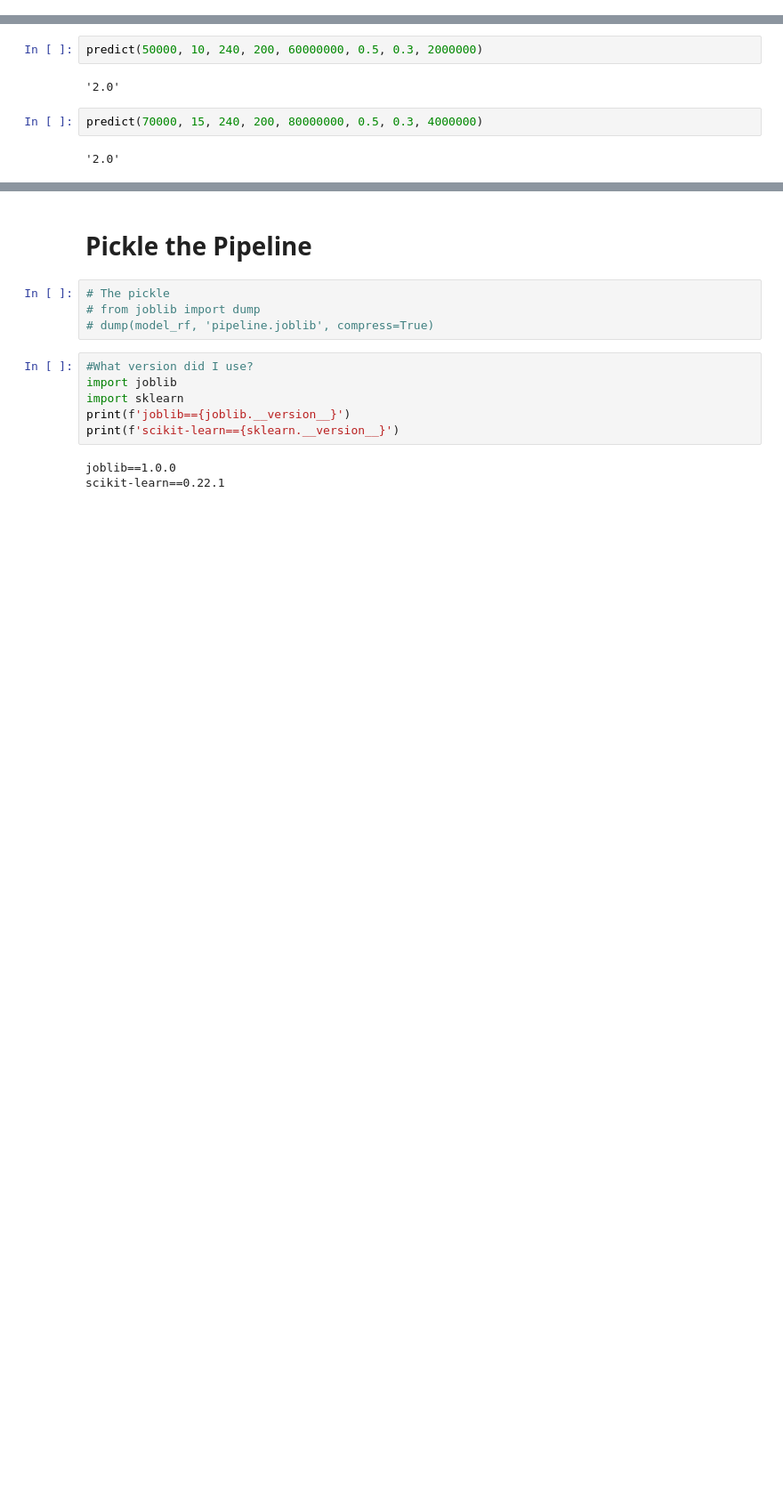
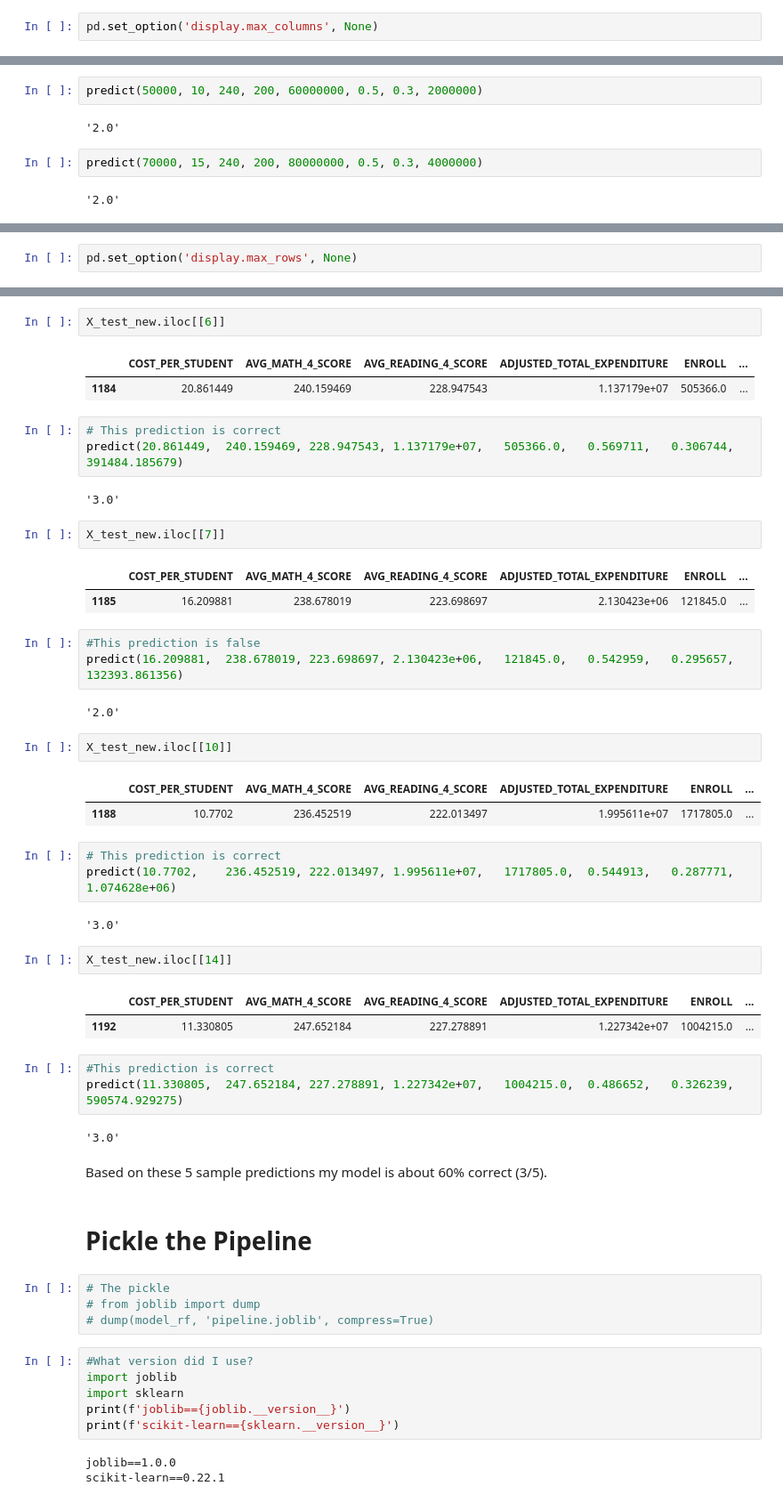
Before and after one commit to jiobu1/DS-Unit-2-Sprint-4-Predictive_Modeling, a Jupyter notebook: notebooks/Jisha Obukwelu_DPST5_Project_Pickle.ipynb, the cells around one changed output, grey strips where cells are left out. Shown at 89% size. Drawn from its saved outputs; the diff is of its cells as text; blank space fills up the shorter version.

Commit message:
Add more test cases to check model's performance

```diff
--- a/notebooks/Jisha Obukwelu_DPST5_Project_Pickle.ipynb
+++ b/notebooks/Jisha Obukwelu_DPST5_Project_Pickle.ipynb
@@ -612,6 +612,8 @@ test = wrangle(test)
 train.shape, val.shape, test.shape
 # %% [output]
 ((251, 81), (171, 81), (102, 81))
+# %%
+pd.set_option('display.max_columns', None)
 # %%
 train.head()
 # %% [output]
@@ -1149,0 +1163,2 @@ predict(70000, 15, 240, 200, 80000000, 0.5, 0.3, 4000000)
+# %%
+pd.set_option('display.max_rows', None)
@@ -1150,3 +1186,45 @@ predict(70000, 15, 240, 200, 80000000, 0.5, 0.3, 4000000)
+# %%
+X_test_new.iloc[[6]]
+# %% [output]
+|  | COST_PER_STUDENT | AVG_MATH_4_SCORE | AVG_READING_4_SCORE | ADJUSTED_TOTAL_EXPENDITURE | ENROLL | ... |
+| 1184 | 20.861449 | 240.159469 | 228.947543 | 1.137179e+07 | 505366.0 | ... |
+# %%
+# This prediction is correct
+predict(20.861449,	240.159469,	228.947543,	1.137179e+07,	505366.0,	0.569711,	0.306744,	391484.185679)
+# %% [output]
+'3.0'
+# %%
+X_test_new.iloc[[7]]
+# %% [output]
+|  | COST_PER_STUDENT | AVG_MATH_4_SCORE | AVG_READING_4_SCORE | ADJUSTED_TOTAL_EXPENDITURE | ENROLL | ... |
+| 1185 | 16.209881 | 238.678019 | 223.698697 | 2.130423e+06 | 121845.0 | ... |
+# %%
+#This prediction is false
+predict(16.209881,	238.678019,	223.698697,	2.130423e+06,	121845.0,	0.542959,	0.295657,	132393.861356)
+# %% [output]
+'2.0'
+# %%
+X_test_new.iloc[[10]]
+# %% [output]
+|  | COST_PER_STUDENT | AVG_MATH_4_SCORE | AVG_READING_4_SCORE | ADJUSTED_TOTAL_EXPENDITURE | ENROLL | ... |
+| 1188 | 10.7702 | 236.452519 | 222.013497 | 1.995611e+07 | 1717805.0 | ... |
+# %%
+# This prediction is correct
+predict(10.7702,	236.452519,	222.013497,	1.995611e+07,	1717805.0,	0.544913,	0.287771,	1.074628e+06)
+# %% [output]
+'3.0'
+# %%
+X_test_new.iloc[[14]]
+# %% [output]
+|  | COST_PER_STUDENT | AVG_MATH_4_SCORE | AVG_READING_4_SCORE | ADJUSTED_TOTAL_EXPENDITURE | ENROLL | ... |
+| 1192 | 11.330805 | 247.652184 | 227.278891 | 1.227342e+07 | 1004215.0 | ... |
+# %%
+#This prediction is correct
+predict(11.330805,	247.652184,	227.278891,	1.227342e+07,	1004215.0,	0.486652,	0.326239,	590574.929275)
+# %% [output]
+'3.0'
+# %% [markdown]
+Based on these 5 sample predictions my model is about 60% correct (3/5).
 # %% [markdown]
 # Pickle the Pipeline
 # %%
```
Also changed, not shown: parts of 7 cells of this notebook.
